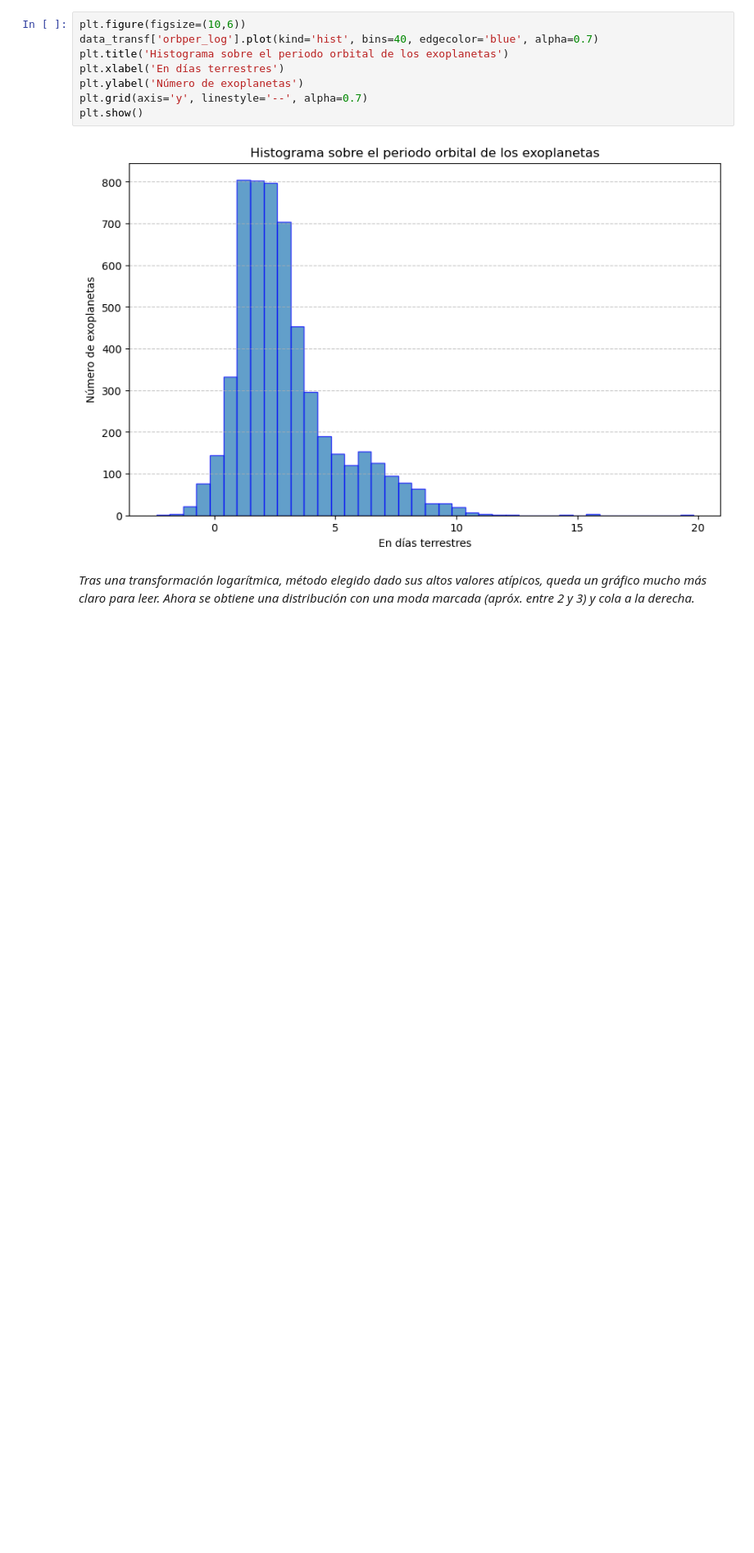
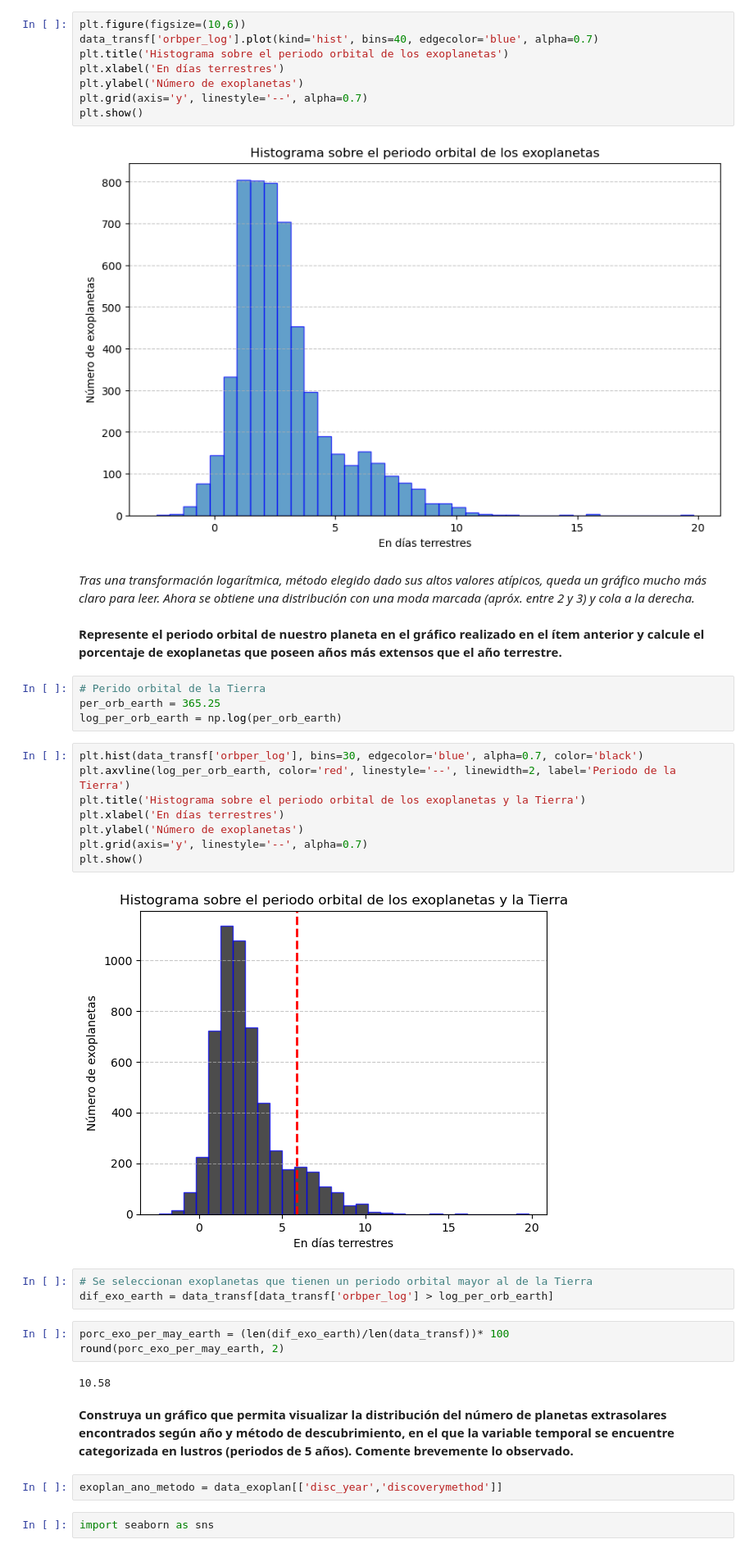
Before and after one commit to CaroRuiz92/pract_transformacion_datos, a Jupyter notebook: Pract_5.ipynb, the cells around one changed output. Shown at 82% size. Saved outputs shown, nothing was run; the diff lists cells and outputs as text; blank space fills up the shorter version.

Commit message:
Se suman análisis con más transformaciones logarítmicas

```diff
--- a/Pract_5.ipynb
+++ b/Pract_5.ipynb
@@ -64,3 +64,33 @@ plt.show()
 [figure]
 # %% [markdown]
 *Tras una transformación logarítmica, método elegido dado sus altos valores atípicos, queda un gráfico mucho más claro para leer. Ahora se obtiene una distribución con una moda marcada (apróx. entre 2 y 3) y cola a la derecha.*
+# %% [markdown]
+**Represente el periodo orbital de nuestro planeta en el gráfico realizado en el ítem anterior y calcule el porcentaje de exoplanetas que poseen años más extensos que el año terrestre.**
+# %%
+# Perido orbital de la Tierra
+per_orb_earth = 365.25
+log_per_orb_earth = np.log(per_orb_earth)
+# %%
+plt.hist(data_transf['orbper_log'], bins=30, edgecolor='blue', alpha=0.7, color='black')
+plt.axvline(log_per_orb_earth, color='red', linestyle='--', linewidth=2, label='Periodo de la Tierra')
+plt.title('Histograma sobre el periodo orbital de los exoplanetas y la Tierra')
+plt.xlabel('En días terrestres')
+plt.ylabel('Número de exoplanetas')
+plt.grid(axis='y', linestyle='--', alpha=0.7)
+plt.show()
+# %% [output]
+[figure, added]
+# %%
+# Se seleccionan exoplanetas que tienen un periodo orbital mayor al de la Tierra
+dif_exo_earth = data_transf[data_transf['orbper_log'] > log_per_orb_earth]
+# %%
+porc_exo_per_may_earth = (len(dif_exo_earth)/len(data_transf))* 100
+round(porc_exo_per_may_earth, 2)
+# %% [output]
+10.58
+# %% [markdown]
+**Construya un gráfico que permita visualizar la distribución del número de planetas extrasolares encontrados según año y método de descubrimiento, en el que la variable temporal se encuentre categorizada en lustros (periodos de 5 años). Comente brevemente lo observado.**
+# %%
+exoplan_ano_metodo = data_exoplan[['disc_year','discoverymethod']]
+# %%
+import seaborn as sns
```
Also changed, not shown: parts of 1 cell of this notebook.
